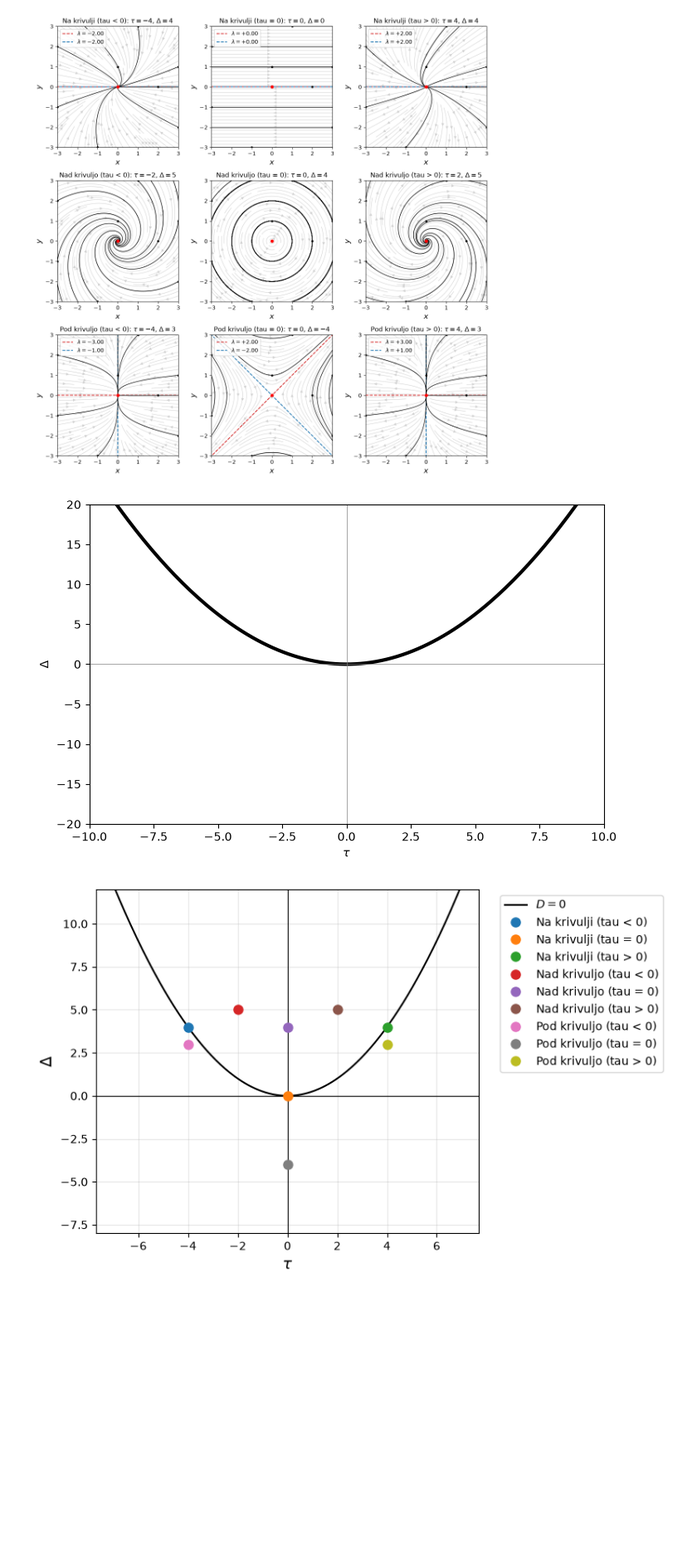
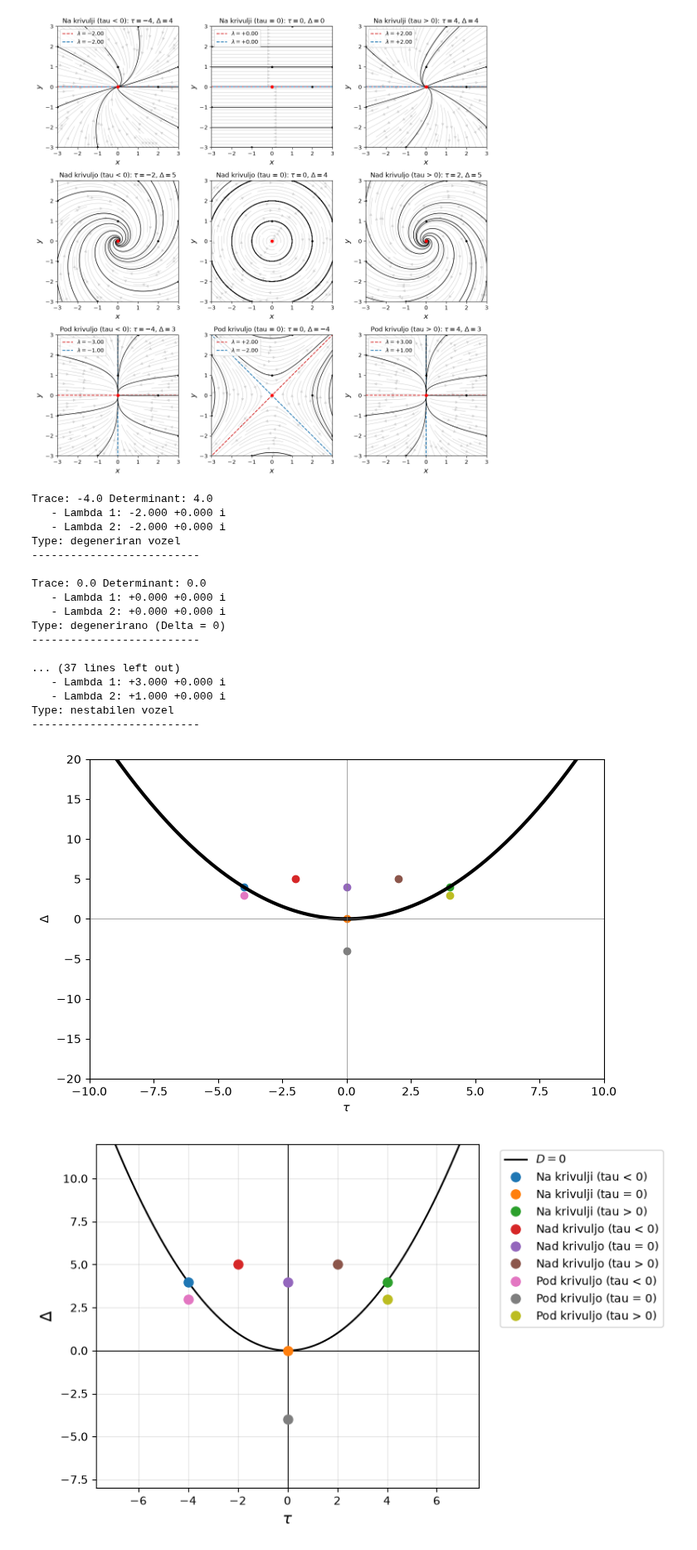
Before and after one commit to ReneMarkovic/Nelinearn_dinamicni_sistemi, a Jupyter notebook: 03_vaje/vaje_03.ipynb, the cells around one changed output. Shown at 83% size. Drawn from its saved outputs; the diff is of its cells as text; code cells hidden in the pictures; blank space fills up the shorter version.

```diff
--- a/03_vaje/vaje_03.ipynb
+++ b/03_vaje/vaje_03.ipynb
@@ -350,21 +349,45 @@ plt.show()
 # %%
 tau_os = np.linspace(-10,10,200)
 delta_os = tau_os**2/4.0
 
 fig = plt.figure(figsize = (8,5))
 ax = fig.add_subplot(111)
 
 ax.plot(tau_os,delta_os, color = 'black', lw = 3)
 ax.set_xlabel(r'$\tau$')
 ax.set_ylabel(r'$\Delta$')
 ax.set_xlim([-10,10])
 ax.set_ylim([-20,20])
 
 ax.axvline(0, color = 'gray', lw = 0.5, ls = '-')
 ax.axhline(0, color = 'gray', lw = 0.5, ls = '-')
+
+
+for key in matrike:
+    M = matrike[key]
+    tau, det = matrix_check_2D(M[0,0], M[0,1], M[1,0], M[1,1])
+    ax.scatter(tau, det)
+
 plt.show()
 # %% [output]
+Trace: -4.0 Determinant: 4.0
+   - Lambda 1: -2.000 +0.000 i
+   - Lambda 2: -2.000 +0.000 i
+Type: degeneriran vozel
+--------------------------
+
+Trace: 0.0 Determinant: 0.0
+   - Lambda 1: +0.000 +0.000 i
+   - Lambda 2: +0.000 +0.000 i
+Type: degenerirano (Delta = 0)
+--------------------------
+
+... (37 lines left out)
+   - Lambda 1: +3.000 +0.000 i
+   - Lambda 2: +1.000 +0.000 i
+Type: nestabilen vozel
+--------------------------
-[figure, old version]
+[figure, new version]
 # %%
 import numpy as np
 import matplotlib.pyplot as plt
```
Also changed, not shown: parts of 1 cell of this notebook, 2 other files.
